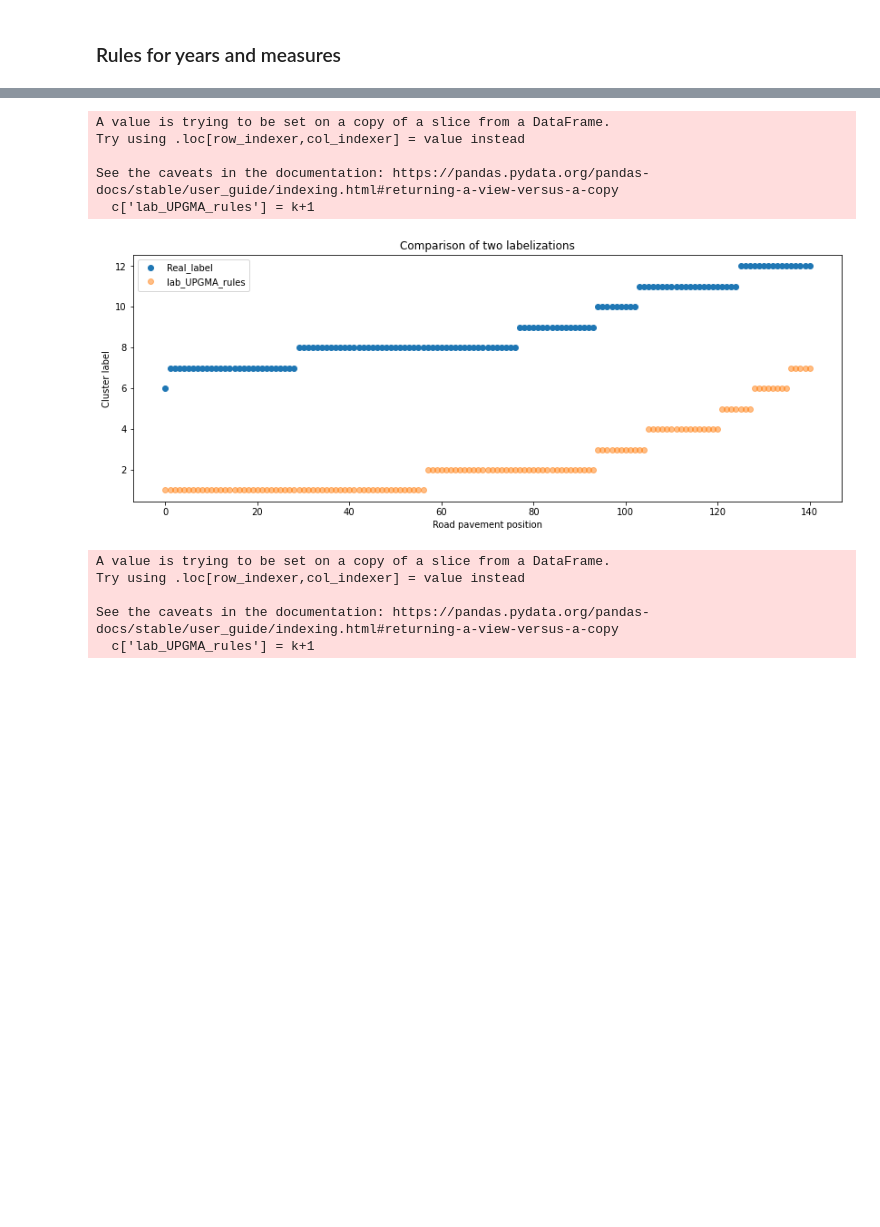
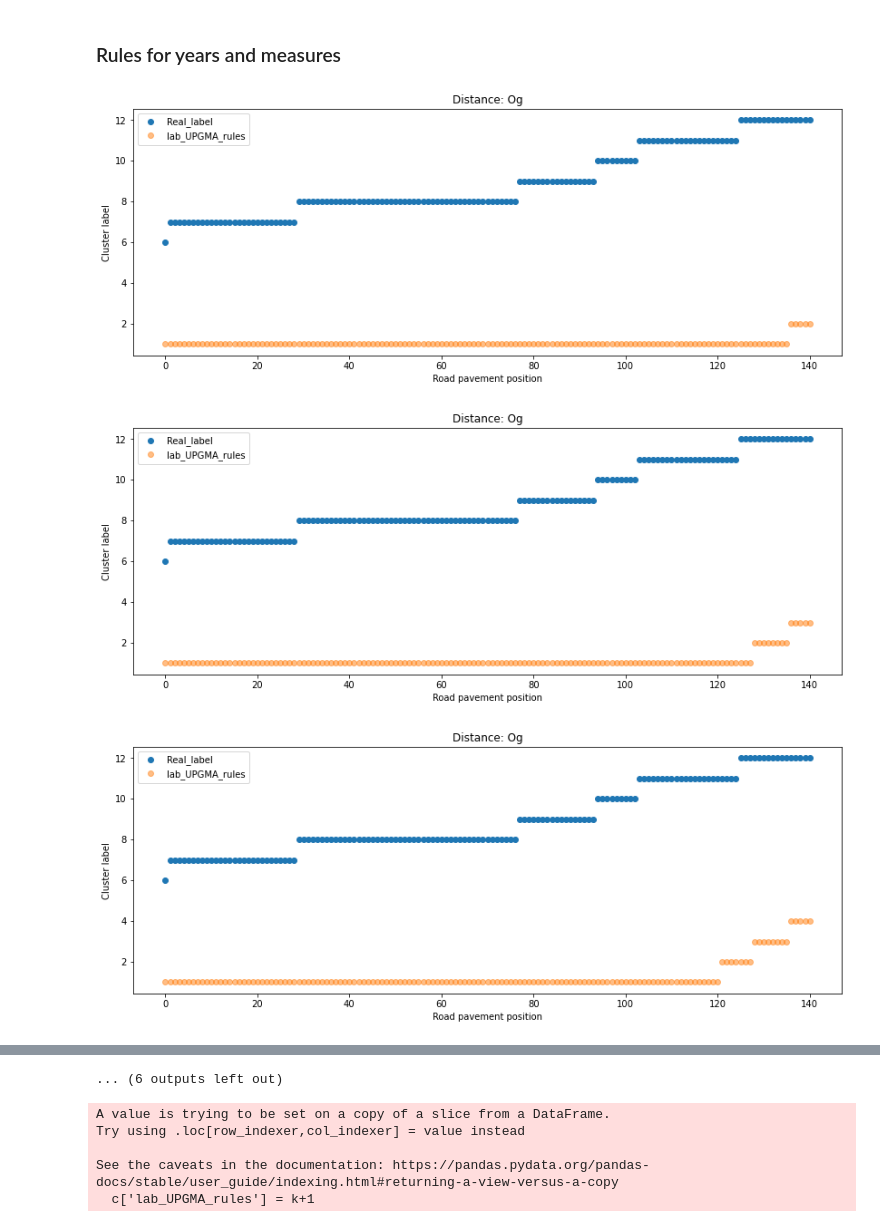
Before and after one commit to NourD85/Semester-project, a Jupyter notebook: Code/First_test.ipynb, the cells around one changed output, grey strips where cells are left out. Saved outputs shown, nothing was run; the diff lists cells and outputs as text; code cells hidden in the pictures; blank space fills up the shorter version.

```diff
--- a/Code/First_test.ipynb
+++ b/Code/First_test.ipynb
@@ -659,19 +736,23 @@ def split_r(X, rules, dist=None):
 # %%
 i_cut=2
 X_cut = X_norm[cuts[i_cut]:cuts[i_cut+1]].copy()
-clusters = [X_cut]
 
 n_split = len(np.unique(y[cuts[i_cut]:cuts[i_cut+1]]))-1
-dist = distance_matrix(X)
+dist_labels = ["Og", "Norm", "Norm_wo_dist"]
 
-for i in range(n_split):
-    i = np.argmax([len(c) for c in clusters])
-    X_new1,X_new2,_=split_r(clusters[i],rules_length_measure,dist)
-    clusters = clusters[:i] + [X_new1,X_new2] + clusters[i+1:]
+for l,dist in enumerate([dist_og,dist_norm,dist_norm_wod]):
+    clusters = [X_cut]
+    for i in range(n_split):
+        i = np.argmax([len(c) for c in clusters])
+        X_new1,X_new2,_=split_r(clusters[i],rules_length_measure,dist)
+        clusters = clusters[:i] + [X_new1,X_new2] + clusters[i+1:]
 
-for k,c in enumerate(clusters):
-    c['lab_UPGMA_rules'] = k+1
+        for k,c in enumerate(clusters):
+            c['lab_UPGMA_rules'] = k+1
 
-ans = pd.concat(clusters)
-compare(df['Real_label'][cuts[i_cut]:cuts[i_cut+1]],ans.lab_UPGMA_rules)
+        ans = pd.concat(clusters)
+        compare(df['Real_label'][cuts[i_cut]:cuts[i_cut+1]],ans.lab_UPGMA_rules, title = 'Distance: '+ dist_labels[l])
 # %% [output]
+[figure, new version]
+[figure, added]
+[figure, added]
@@ -678,9 +768,4 @@ compare(df['Real_label'][cuts[i_cut]:cuts[i_cut+1]],ans.lab_UPGMA_rules)
-A value is trying to be set on a copy of a slice from a DataFrame.
-Try using .loc[row_indexer,col_indexer] = value instead
-
-See the caveats in the documentation: https://pandas.pydata.org/pandas-docs/stable/user_guide/indexing.html#returning-a-view-versus-a-copy
-  c['lab_UPGMA_rules'] = k+1
+... (6 outputs left out)
-[figure, old version]
 # %%
 i_cut=2
 X_cut = X_norm[cuts[i_cut]:cuts[i_cut+1]].copy()
```
Also changed, not shown: parts of 38 cells of this notebook, 1 other file.
